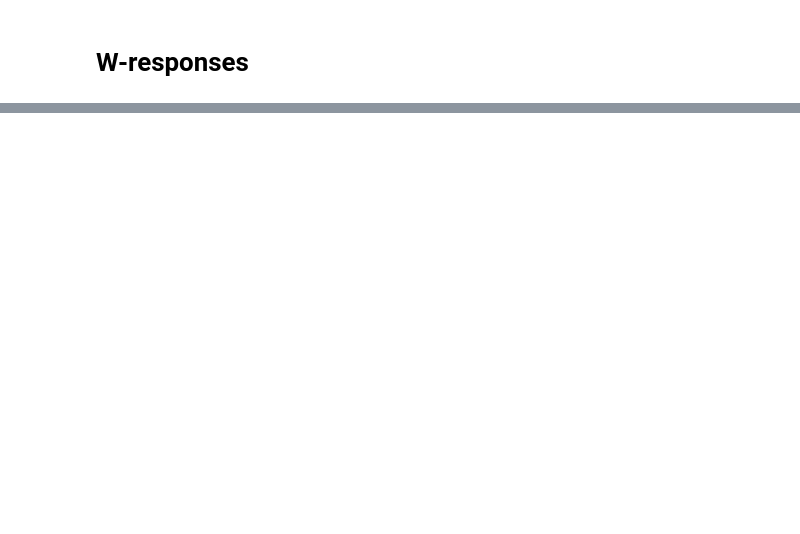
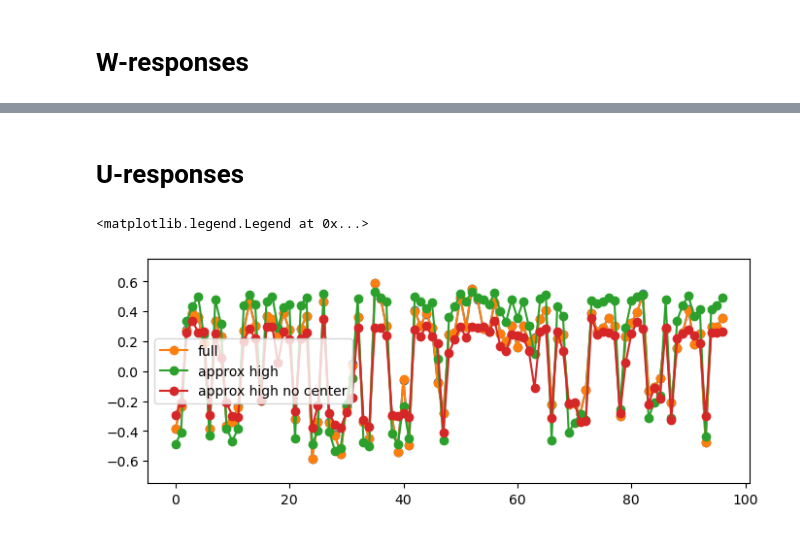
Before and after one commit to stootoon/glom-io-transform-release, a Jupyter notebook: model_fitting/explain_diag.ipynb, the cells around one changed output, grey strips where cells are left out. Drawn from its saved outputs; the diff is of its cells as text; code cells hidden in the pictures; blank space fills up the shorter version.

```diff
--- a/model_fitting/explain_diag.ipynb
+++ b/model_fitting/explain_diag.ipynb
@@ -217,0 +134,21 @@ ylim([-1,1])
+# %% [markdown]
+# U-responses
+# %%
+ss = imag(K) * sinh(1/3*arcsinh(imag(u))) * xn
+plot(zz[in_U], "o-")
+fits["U"] = {"full": ss,
+             "approx_low": -sign(Q.h_) * (np.abs(Q.h_) / np.abs(Q.g_)) * xn,
+             "approx_high": -sign(Q.h_) * (np.abs(Q.h_) / 2)**(1/3) * xn,
+}
+plot(c[in_U] + fits["U"]["full"][in_U], "o-", label="full")
+#plot(c[in_U] + fits["U"]["approx_low"][in_U], "o-", label="approx low")
+plot(c[in_U] + fits["U"]["approx_high"][in_U], "o-", label="approx high")
+plot(fits["U"]["approx_high"][in_U], "o-", label="approx high no center")
+#plot(c[in_U] + ss1[in_U]*xn[in_U], "o-")
+ylim([-1,1])
+#plot(fits["U"]["approx_low"][in_U], "o-", label="approx low no center");
+ylim(-3/4,3/4)
+legend()
+# %% [output]
+<matplotlib.legend.Legend at 0x...>
+[figure, added]
```
Also changed, not shown: parts of 11 cells of this notebook, 2 other files.
